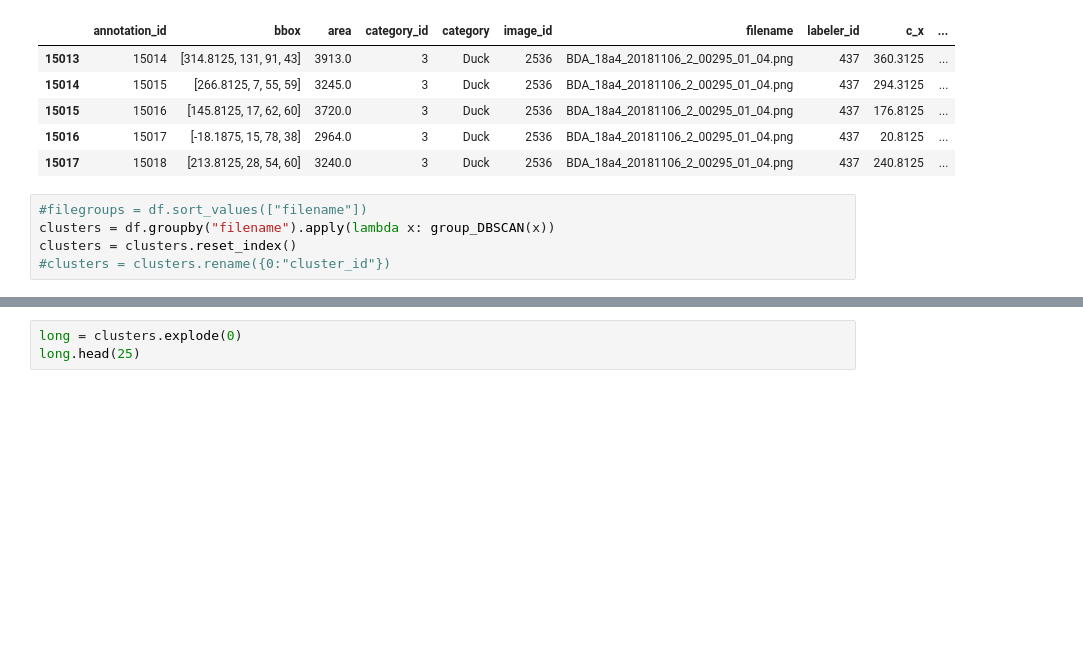
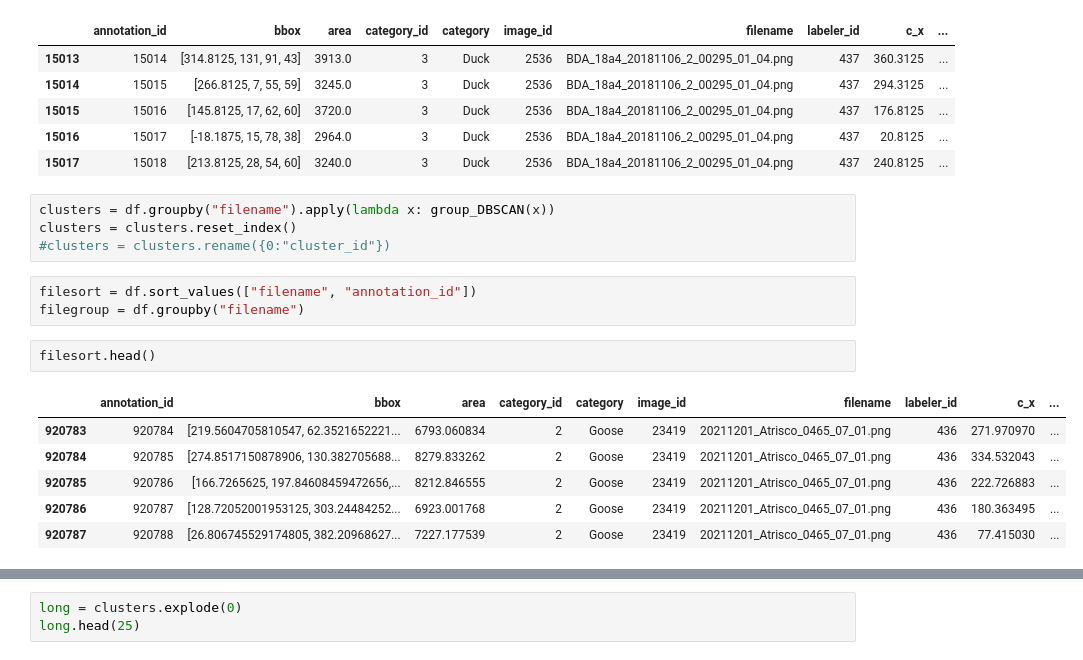
Before and after one commit to rowanoaktree/AggregationScripts, a Jupyter notebook: Scratch/Refinement.ipynb, the cells around one changed output, grey strips where cells are left out. Saved outputs shown, nothing was run; the diff lists cells and outputs as text; blank space fills up the shorter version.

```diff
--- a/Scratch/Refinement.ipynb
+++ b/Scratch/Refinement.ipynb
@@ -117,7 +117,18 @@ df.head()
 | 15016 | 15017 | [-18.1875, 15, 78, 38] | 2964.0 | 3 | Duck | 2536 | BDA_18a4_20181106_2_00295_01_04.png | 437 | 20.8125 | ... |
 | 15017 | 15018 | [213.8125, 28, 54, 60] | 3240.0 | 3 | Duck | 2536 | BDA_18a4_20181106_2_00295_01_04.png | 437 | 240.8125 | ... |
 # %%
-#filegroups = df.sort_values(["filename"])
 clusters = df.groupby("filename").apply(lambda x: group_DBSCAN(x))
 clusters = clusters.reset_index()
 #clusters = clusters.rename({0:"cluster_id"})
+# %%
+filesort = df.sort_values(["filename", "annotation_id"])
+filegroup = df.groupby("filename")
+# %%
+filesort.head()
+# %% [output]
+|  | annotation_id | bbox | area | category_id | category | image_id | filename | labeler_id | c_x | ... |
+| 920783 | 920784 | [219.5604705810547, 62.3521652221... | 6793.060834 | 2 | Goose | 23419 | 20211201_Atrisco_0465_07_01.png | 436 | 271.970970 | ... |
+| 920784 | 920785 | [274.8517150878906, 130.382705688... | 8279.833262 | 2 | Goose | 23419 | 20211201_Atrisco_0465_07_01.png | 436 | 334.532043 | ... |
+| 920785 | 920786 | [166.7265625, 197.84608459472656,... | 8212.846555 | 2 | Goose | 23419 | 20211201_Atrisco_0465_07_01.png | 436 | 222.726883 | ... |
+| 920786 | 920787 | [128.72052001953125, 303.24484252... | 6923.001768 | 2 | Goose | 23419 | 20211201_Atrisco_0465_07_01.png | 436 | 180.363495 | ... |
+| 920787 | 920788 | [26.806745529174805, 382.20968627... | 7227.177539 | 2 | Goose | 23419 | 20211201_Atrisco_0465_07_01.png | 436 | 77.415030 | ... |
```
Also changed, not shown: parts of 2 cells of this notebook.
